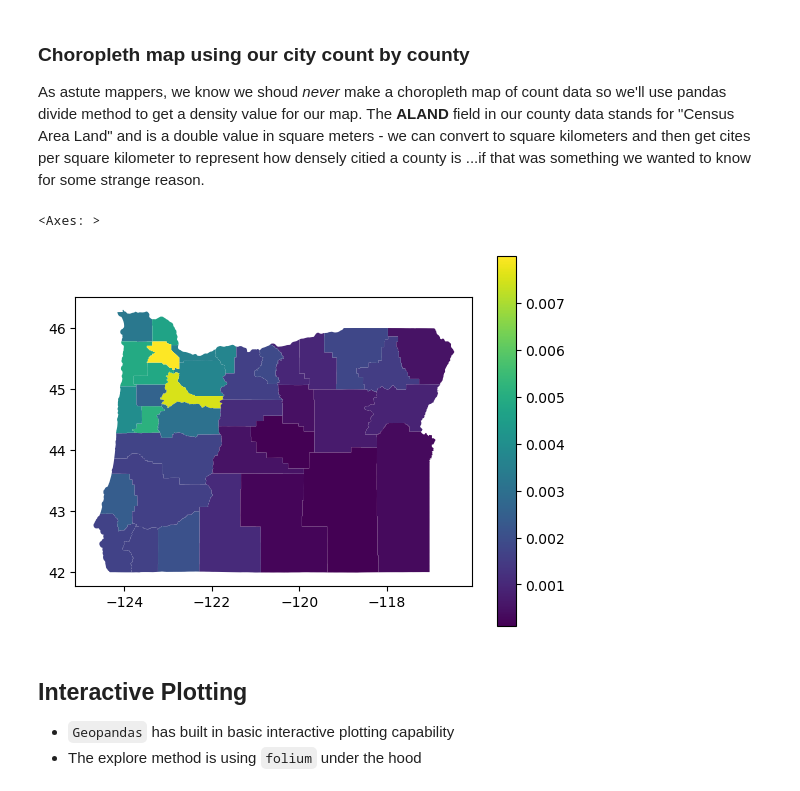
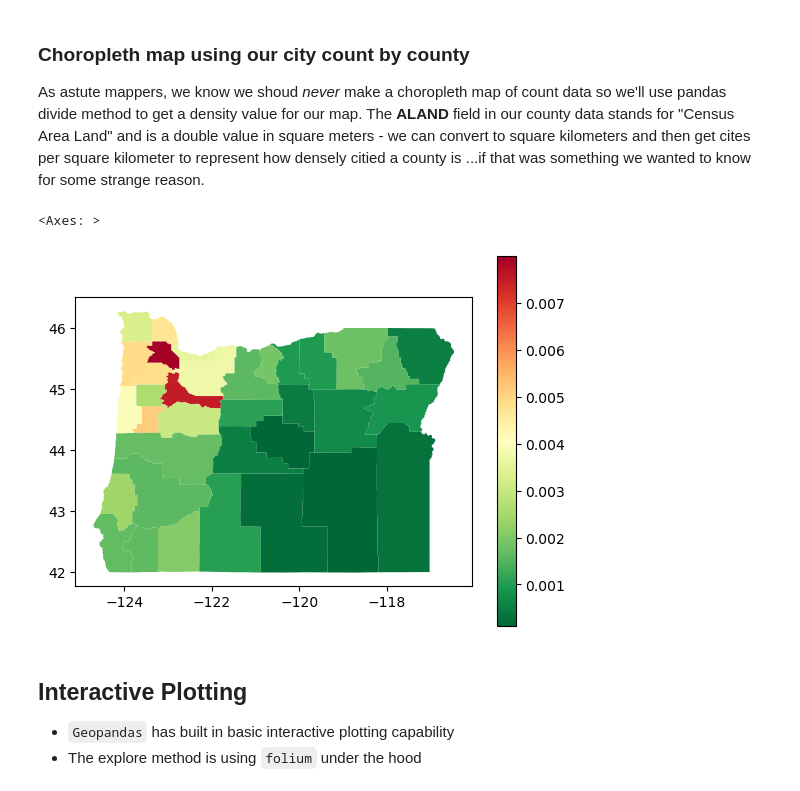
Before and after one commit to USEPA/Python_OpenSource_GIS, a Jupyter notebook: Python_OpenSource_GIS.ipynb, the cells around one changed output. Saved outputs shown, nothing was run; the diff lists cells and outputs as text; code cells hidden in the pictures.

```diff
--- a/Python_OpenSource_GIS.ipynb
+++ b/Python_OpenSource_GIS.ipynb
@@ -146,10 +142,10 @@ As astute mappers, we know we shoud *never* make a choropleth map of count data
 # %%
 OR_counties_citycount['AreaSqKm'] = OR_counties_citycount['ALAND'] * 1e-6
 OR_counties_citycount['CitySqKm'] = OR_counties_citycount['cities'].div(OR_counties_citycount['AreaSqKm'].values,axis=0)
-OR_counties_citycount.plot(column='CitySqKm', legend=True)
+OR_counties_citycount.plot(column='CitySqKm', cmap='RdYlGn_r', legend=True)
 # %% [output]
 <Axes: >
-[figure, old version]
+[figure, new version]
 # %% [markdown]
 ## Interactive Plotting
 - `Geopandas` has built in basic interactive plotting capability
```
Also changed, not shown: parts of 20 cells of this notebook, 1 other file.
